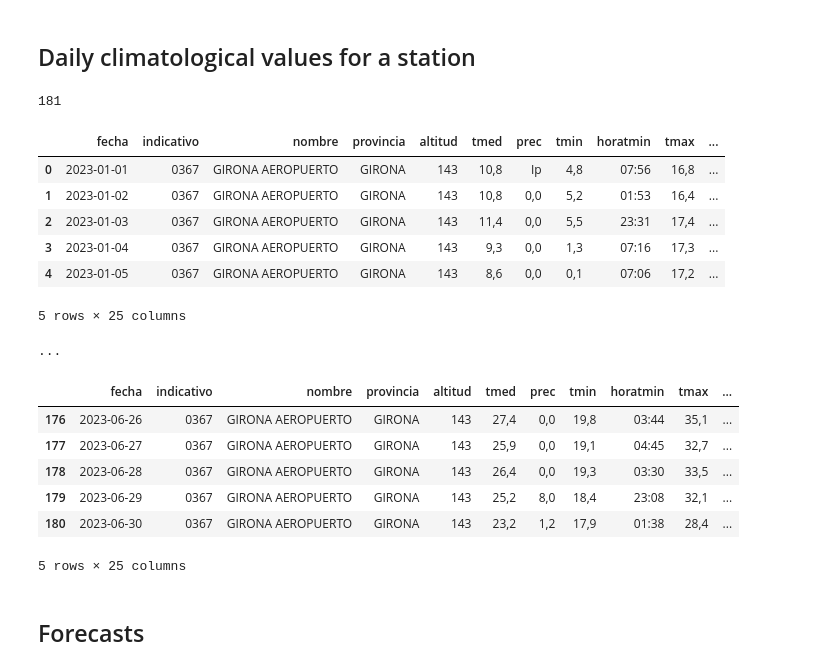
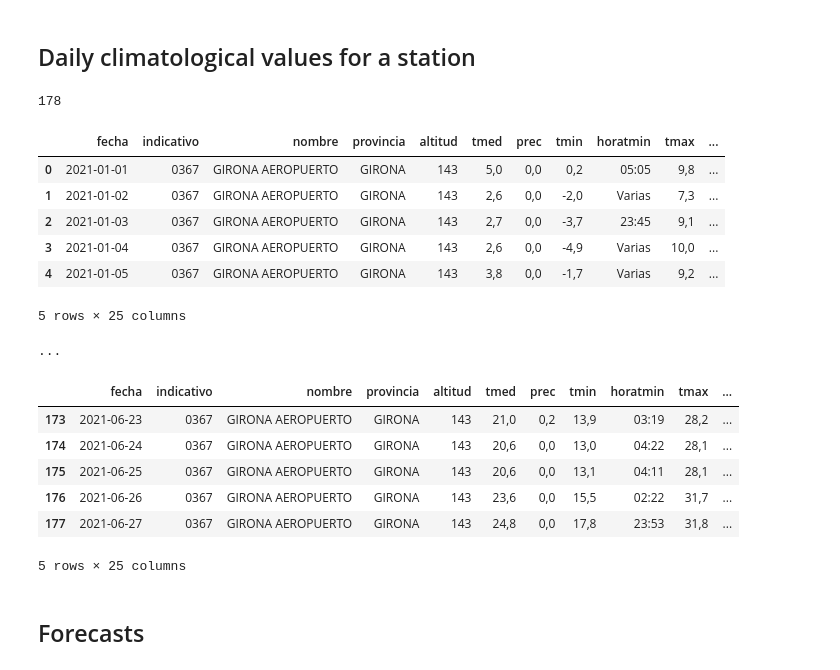
Before and after one commit to reddgr/energy-price-forecasting-in-power-grids, a Jupyter notebook: notebooks/04_AEMET_OpenData.ipynb, the cells around one changed output. Cells and saved outputs as stored; diff of their text form; code cells hidden in the pictures.

```diff
--- a/notebooks/04_AEMET_OpenData.ipynb
+++ b/notebooks/04_AEMET_OpenData.ipynb
@@ -240,30 +240,30 @@ plt.show()
 # %%
 # IDEMA_EXAMPLE = "1167B"
 IDEMA_EXAMPLE = "0367"
-FEC_INI = "2023-01-01"
-n_dias = 180  # each query supports approximately 6 months of data
+FEC_INI = "2021-01-01"
+n_dias = 177  # each query supports approximately 6 months of data
 FEC_FIN = (datetime.strptime(FEC_INI, "%Y-%m-%d") + pd.Timedelta(days=n_dias)).strftime("%Y-%m-%d")
 data = fetch_station_history(IDEMA_EXAMPLE, FEC_INI, FEC_FIN)
 print(len(data))
 display(pd.DataFrame(data).head(5))
 print("...")
 display(pd.DataFrame(data).tail(5))
 # %% [output]
-181
+178
 |  | fecha | indicativo | nombre | provincia | altitud | tmed | prec | tmin | horatmin | tmax | ... |
-| 0 | 2023-01-01 | 0367 | GIRONA AEROPUERTO | GIRONA | 143 | 10,8 | Ip | 4,8 | 07:56 | 16,8 | ... |
-| 1 | 2023-01-02 | 0367 | GIRONA AEROPUERTO | GIRONA | 143 | 10,8 | 0,0 | 5,2 | 01:53 | 16,4 | ... |
-| 2 | 2023-01-03 | 0367 | GIRONA AEROPUERTO | GIRONA | 143 | 11,4 | 0,0 | 5,5 | 23:31 | 17,4 | ... |
-| 3 | 2023-01-04 | 0367 | GIRONA AEROPUERTO | GIRONA | 143 | 9,3 | 0,0 | 1,3 | 07:16 | 17,3 | ... |
-| 4 | 2023-01-05 | 0367 | GIRONA AEROPUERTO | GIRONA | 143 | 8,6 | 0,0 | 0,1 | 07:06 | 17,2 | ... |
+| 0 | 2021-01-01 | 0367 | GIRONA AEROPUERTO | GIRONA | 143 | 5,0 | 0,0 | 0,2 | 05:05 | 9,8 | ... |
+| 1 | 2021-01-02 | 0367 | GIRONA AEROPUERTO | GIRONA | 143 | 2,6 | 0,0 | -2,0 | Varias | 7,3 | ... |
+| 2 | 2021-01-03 | 0367 | GIRONA AEROPUERTO | GIRONA | 143 | 2,7 | 0,0 | -3,7 | 23:45 | 9,1 | ... |
+| 3 | 2021-01-04 | 0367 | GIRONA AEROPUERTO | GIRONA | 143 | 2,6 | 0,0 | -4,9 | Varias | 10,0 | ... |
+| 4 | 2021-01-05 | 0367 | GIRONA AEROPUERTO | GIRONA | 143 | 3,8 | 0,0 | -1,7 | Varias | 9,2 | ... |
 5 rows × 25 columns
 ...
 |  | fecha | indicativo | nombre | provincia | altitud | tmed | prec | tmin | horatmin | tmax | ... |
-| 176 | 2023-06-26 | 0367 | GIRONA AEROPUERTO | GIRONA | 143 | 27,4 | 0,0 | 19,8 | 03:44 | 35,1 | ... |
-| 177 | 2023-06-27 | 0367 | GIRONA AEROPUERTO | GIRONA | 143 | 25,9 | 0,0 | 19,1 | 04:45 | 32,7 | ... |
-| 178 | 2023-06-28 | 0367 | GIRONA AEROPUERTO | GIRONA | 143 | 26,4 | 0,0 | 19,3 | 03:30 | 33,5 | ... |
-| 179 | 2023-06-29 | 0367 | GIRONA AEROPUERTO | GIRONA | 143 | 25,2 | 8,0 | 18,4 | 23:08 | 32,1 | ... |
-| 180 | 2023-06-30 | 0367 | GIRONA AEROPUERTO | GIRONA | 143 | 23,2 | 1,2 | 17,9 | 01:38 | 28,4 | ... |
+| 173 | 2021-06-23 | 0367 | GIRONA AEROPUERTO | GIRONA | 143 | 21,0 | 0,2 | 13,9 | 03:19 | 28,2 | ... |
+| 174 | 2021-06-24 | 0367 | GIRONA AEROPUERTO | GIRONA | 143 | 20,6 | 0,0 | 13,0 | 04:22 | 28,1 | ... |
+| 175 | 2021-06-25 | 0367 | GIRONA AEROPUERTO | GIRONA | 143 | 20,6 | 0,0 | 13,1 | 04:11 | 28,1 | ... |
+| 176 | 2021-06-26 | 0367 | GIRONA AEROPUERTO | GIRONA | 143 | 23,6 | 0,0 | 15,5 | 02:22 | 31,7 | ... |
+| 177 | 2021-06-27 | 0367 | GIRONA AEROPUERTO | GIRONA | 143 | 24,8 | 0,0 | 17,8 | 23:53 | 31,8 | ... |
 5 rows × 25 columns
 # %% [markdown]
 ## Forecasts
```
Also changed, not shown: parts of 3 cells of this notebook, 2 other files.
